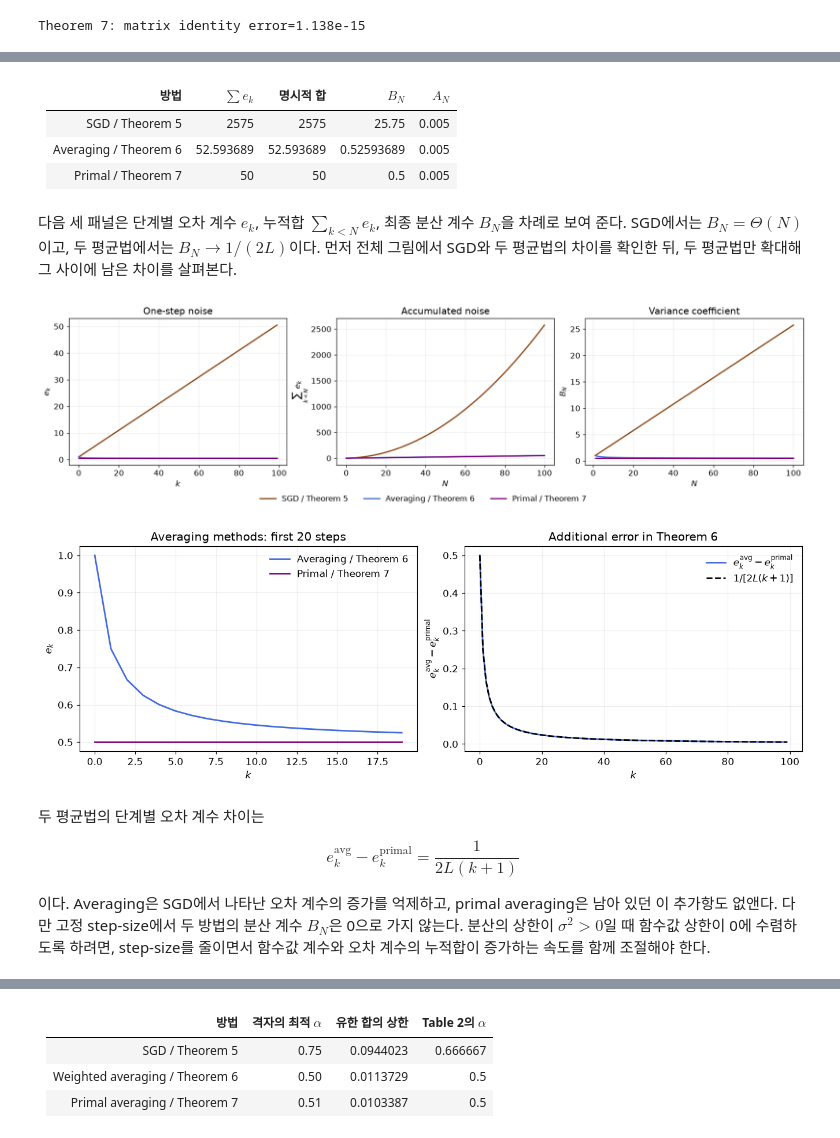
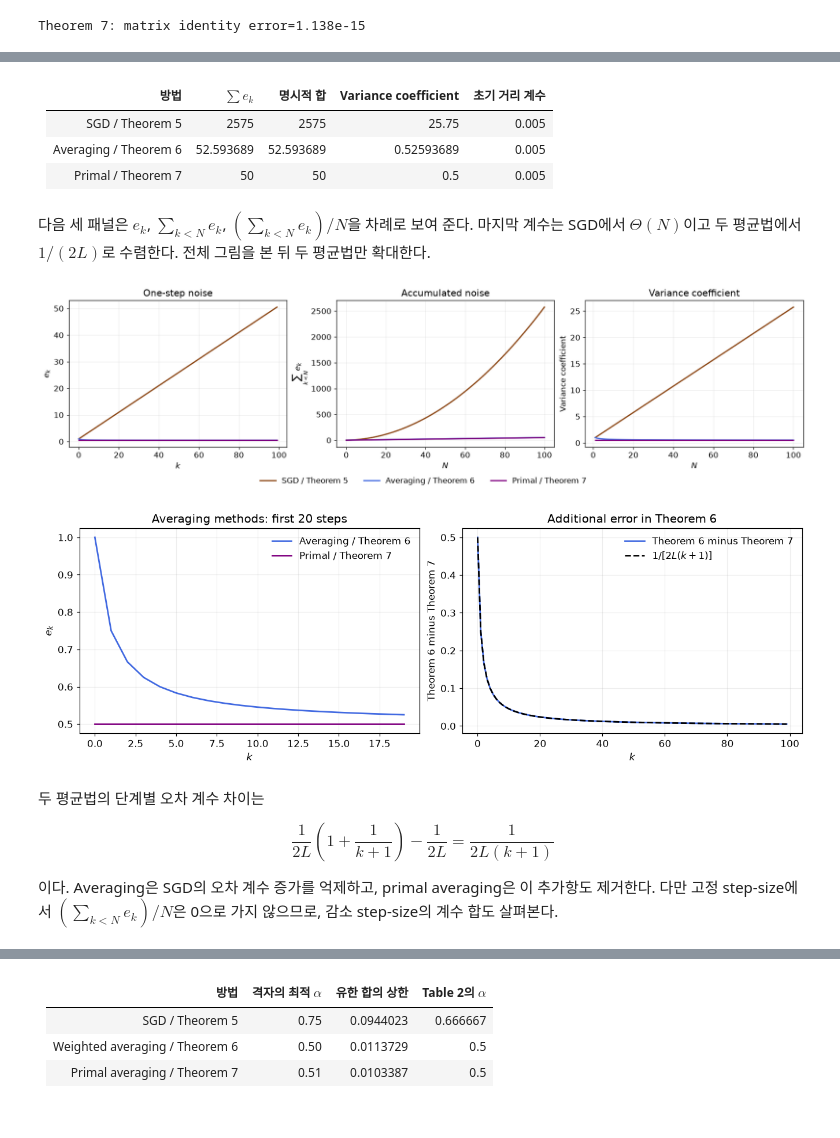
Before and after one commit to DongHakKun/Potential-functions-for-first-order-methods-python, a Jupyter notebook: ipynb/Averaging_expansion_Theorem_6-7_Table_2.ipynb, the cells around one changed output, grey strips where cells are left out. Cells and saved outputs as stored; diff of their text form; code cells hidden in the pictures.

```diff
--- a/ipynb/Averaging_expansion_Theorem_6-7_Table_2.ipynb
+++ b/ipynb/Averaging_expansion_Theorem_6-7_Table_2.ipynb
@@ -441,7 +418,7 @@ styles_avg = {0: ("Unrestricted SDP", "saddlebrown", "-"),
               1: (r"Restricted SDP: $Q_k=0,\ a'_k=L/2$", "firebrick", "--")}
 fig, axes = plt.subplots(2, 2, figsize=(12, 7), sharex=True, layout="constrained")
 for key, ax, title in zip(("ap", "d", "e", "ec"), axes.flat,
-                           (r"$a'_k$", r"$D_k$", r"$e_k$", r"$\sum_{t=0}^{k-1}e_t$")):
+                           (r"$a'_k$", r"$d_k$", r"$e_k$", r"$\sum_{t=0}^{k-1}e_t$")):
     for relax, result in averaging_results.items():
         label, color, linestyle = styles_avg[relax]
         ax.plot(np.arange(len(result[key])), result[key], label=label, color=color,
@@ -520,7 +497,7 @@ curves_avg = [(averaging_results[1], "Restricted SDP", "firebrick", "--"),
               (analytical_avg, "Theorem 6", "black", "--")]
 fig, axes = plt.subplots(2, 2, figsize=(12, 7), sharex=True, layout="constrained")
 for key, ax, title in zip(("ap", "d", "e", "ec"), axes.flat,
-                           (r"$a'_k$", r"$D_k$", r"$e_k$", r"$\sum_{t=0}^{k-1}e_t$")):
+                           (r"$a'_k$", r"$d_k$", r"$e_k$", r"$\sum_{t=0}^{k-1}e_t$")):
     for result, label, color, linestyle in curves_avg:
         ax.plot(np.arange(len(result[key])), result[key], label=label, color=color,
                 linestyle=linestyle, linewidth=1.8)
@@ -1041,7 +994,7 @@ fig, axes = plt.subplots(2, 2, figsize=(12, 7), sharex=True, layout="constrained
 for relax, color, linestyle in ((0, "saddlebrown", "-"), (1, "firebrick", "--")):
     result = primal_results[relax]
     for ax, key, title in zip(axes.flat, ("ap", "d", "e", "ec"),
-                               (r"$a'_k$", r"$D_k$", r"$e_k$", r"$\sum_{t<k}e_t$")):
+                               (r"$a'_k$", r"$d_k$", r"$e_k$", r"$\sum_{t<k}e_t$")):
         iterations = np.arange(N) if key == "e" else np.arange(N + 1)
         ax.plot(iterations, result[key], color=color, linestyle=linestyle,
                 linewidth=1.8, label=f"relax={relax}")
@@ -1050,7 +1003,7 @@ fig.suptitle("SGD with primal averaging")
 handles, labels = axes[0, 0].get_legend_handles_labels()
 fig.legend(handles, labels, loc="outside lower center", ncol=2, frameon=False)
 plt.show()
-headers = ["설정", r"$D_N$", r"$a'_N$", r"$e_{N-1}$", r"$\sum_{k=0}^{N-1}e_k$", r"$(\sum e_k)/D_N$"]
+headers = ["설정", r"$d_N$", r"$a'_N$", r"$e_{N-1}$", r"$\sum_{k=0}^{N-1}e_k$", r"$(\sum e_k)/d_N$"]
 rows = [[relax, f"{r['d_N']:.6g}", f"{r['ap'][-1]:.6g}", f"{r['e'][-1]:.6g}",
          f"{r['sum_e']:.6g}", f"{r['sum_e'] / r['d_N']:.6g}"]
         for relax, r in primal_results.items()]
@@ -1103,7 +1056,7 @@ for result, label, color, linestyle in (
     (analytical_primal, "Theorem 7", "black", "--"),
 ):
     for ax, key, title in zip(axes.flat, ("ap", "d", "e", "ec"),
-                               (r"$a'_k$", r"$D_k$", r"$e_k$", r"$\sum_{t<k}e_t$")):
+                               (r"$a'_k$", r"$d_k$", r"$e_k$", r"$\sum_{t<k}e_t$")):
         iterations = np.arange(N) if key == "e" else np.arange(N + 1)
         ax.plot(iterations, result[key], color=color, linestyle=linestyle, linewidth=1.8, label=label)
         ax.set(title=title, xlim=(0, N), xlabel=r"$k$")
@@ -1111,7 +1064,7 @@ fig.suptitle("Theorem 7: coefficient sequences")
 handles, labels = axes[0, 0].get_legend_handles_labels()
 fig.legend(handles, labels, loc="outside lower center", ncol=2, frameon=False)
 plt.show()
-coefficient_labels = {"ap": r"$a'_k$", "d": r"$D_k$", "e": r"$e_k$", "ec": r"$\sum_{t=0}^{k-1}e_t$"}
+coefficient_labels = {"ap": r"$a'_k$", "d": r"$d_k$", "e": r"$e_k$", "ec": r"$\sum_{t=0}^{k-1}e_t$"}
 headers = ["계수", "수치해의 마지막 값", "Theorem 7의 마지막 값", "수열의 최대 절댓값 차이"]
 rows = [[coefficient_labels[key], f"{primal_results[1][key][-1]:.8g}", f"{analytical_primal[key][-1]:.8g}",
          f"{np.max(np.abs(primal_results[1][key] - analytical_primal[key])):.3e}"]
@@ -1301,7 +1236,7 @@ constant_colors = {
 H_N = np.sum(1 / np.arange(1, N_FIGURE + 1))
 closed_sums = [N_FIGURE * (N_FIGURE + 3) / (4 * L),
                (N_FIGURE + H_N) / (2 * L), N_FIGURE / (2 * L)]
-headers = ["방법", r"$\sum e_k$", "명시적 합", r"$B_N$", r"$A_N$"]
+headers = ["방법", r"$\sum e_k$", "명시적 합", r"Variance coefficient", r"초기 거리 계수"]
 rows = [(label, f"{r['ec'][-1]:.8g}", f"{closed:.8g}",
          f"{r['ec'][-1] / N_FIGURE:.8g}", f"{L / (2 * N_FIGURE):.8g}")
         for (label, r), closed in zip(constant_results.items(), closed_sums)]
@@ -1309,13 +1244,13 @@ display(Markdown("| " + " | ".join(headers) + " |\n"
                  + "| " + " | ".join(["---"] * len(headers)) + " |\n"
                  + "\n".join("| " + " | ".join(row) + " |" for row in rows)))
 # %% [output]
-| 방법 | $\sum e_k$ | 명시적 합 | $B_N$ | $A_N$ |
+| 방법 | $\sum e_k$ | 명시적 합 | Variance coefficient | 초기 거리 계수 |
 | --- | --- | --- | --- | --- |
 | SGD / Theorem 5 | 2575 | 2575 | 25.75 | 0.005 |
 | Averaging / Theorem 6 | 52.593689 | 52.593689 | 0.52593689 | 0.005 |
 | Primal / Theorem 7 | 50 | 50 | 0.5 | 0.005 |
 # %% [markdown]
-다음 세 패널은 단계별 오차 계수 $e_k$, 누적합 $\sum_{k<N}e_k$, 최종 분산 계수 $B_N$을 차례로 보여 준다. SGD에서는 $B_N=\Theta(N)$이고, 두 평균법에서는 $B_N\to1/(2L)$이다. 먼저 전체 그림에서 SGD와 두 평균법의 차이를 확인한 뒤, 두 평균법만 확대해 그 사이에 남은 차이를 살펴본다.
+다음 세 패널은 $e_k$, $\sum_{k<N}e_k$, $(\sum_{k<N}e_k)/N$을 차례로 보여 준다. 마지막 계수는 SGD에서 $\Theta(N)$이고 두 평균법에서 $1/(2L)$로 수렴한다. 전체 그림을 본 뒤 두 평균법만 확대한다.
 # %%
 fig, axes = plt.subplots(1, 3, figsize=(15, 4), layout="constrained")
 for label, r in constant_results.items():
@@ -1329,41 +1264,40 @@ for label, r in constant_results.items():
 axes[0].set(xlabel=r"$k$", ylabel=r"$e_k$", title="One-step noise")
 axes[1].set(xlabel=r"$N$", ylabel=r"$\sum_{k<N}e_k$",
             title="Accumulated noise")
-axes[2].set(xlabel=r"$N$", ylabel=r"$B_N$",
+axes[2].set(xlabel=r"$N$", ylabel=r"Variance coefficient",
             title="Variance coefficient")
 handles, labels = axes[0].get_legend_handles_labels()
 fig.legend(handles, labels, loc="outside lower center", ncol=3, frameon=False)
 plt.show()
 # %% [output]
-[figure, old version]
+[figure, new version]
 # %%
 zoom_end = min(20, N_FIGURE)
 fig, axes = plt.subplots(1, 2, figsize=(12, 4), layout="constrained")
 for label in ("Averaging / Theorem 6", "Primal / Theorem 7"):
     result = constant_results[label]
     axes[0].plot(np.arange(zoom_end), result["e"][:zoom_end],
                  color=constant_colors[label], linewidth=1.8, label=label)
 difference = analytical_avg["e"] - analytical_primal["e"]
 axes[1].plot(transitions, difference, color="royalblue", linewidth=1.8,
-             label=r"$e_k^{\mathrm{avg}}-e_k^{\mathrm{primal}}$")
+             label=r"Theorem 6 minus Theorem 7")
 axes[1].plot(transitions, 1 / (2 * L * (transitions + 1)),
              color="black", linestyle="--", linewidth=1.8,
              label=r"$1/[2L(k+1)]$")
 axes[0].set(xlabel=r"$k$", ylabel=r"$e_k$", title="Averaging methods: first 20 steps")
-axes[1].set(xlabel=r"$k$", ylabel=r"$e_k^{\mathrm{avg}}-e_k^{\mathrm{primal}}$",
+axes[1].set(xlabel=r"$k$", ylabel=r"Theorem 6 minus Theorem 7",
             title="Additional error in Theorem 6")
 for ax in axes:
     ax.legend(frameon=False)
 plt.show()
 # %% [output]
-[figure, old version]
+[figure, new version]
 # %% [markdown]
 두 평균법의 단계별 오차 계수 차이는
 
-$$e_k^{\mathrm{avg}}-e_k^{\mathrm{primal}}
-=\frac1{2L(k+1)}$$
+$$\frac1{2L}\left(1+\frac1{k+1}\right)-\frac1{2L}=\frac1{2L(k+1)}$$
 
-이다. Averaging은 SGD에서 나타난 오차 계수의 증가를 억제하고, primal averaging은 남아 있던 이 추가항도 없앤다. 다만 고정 step-size에서 두 방법의 분산 계수 $B_N$은 0으로 가지 않는다. 분산의 상한이 $\sigma^2>0$일 때 함수값 상한이 0에 수렴하도록 하려면, step-size를 줄이면서 함수값 계수와 오차 계수의 누적합이 증가하는 속도를 함께 조절해야 한다.
+이다. Averaging은 SGD의 오차 계수 증가를 억제하고, primal averaging은 이 추가항도 제거한다. 다만 고정 step-size에서 $(\sum_{k<N}e_k)/N$은 0으로 가지 않으므로, 감소 step-size의 계수 합도 살펴본다.
 # %% [markdown]
 ### 감소 step-size와 Appendix E.5의 가중평균
 
```
Also changed, not shown: parts of 58 cells of this notebook, 9 other files.
